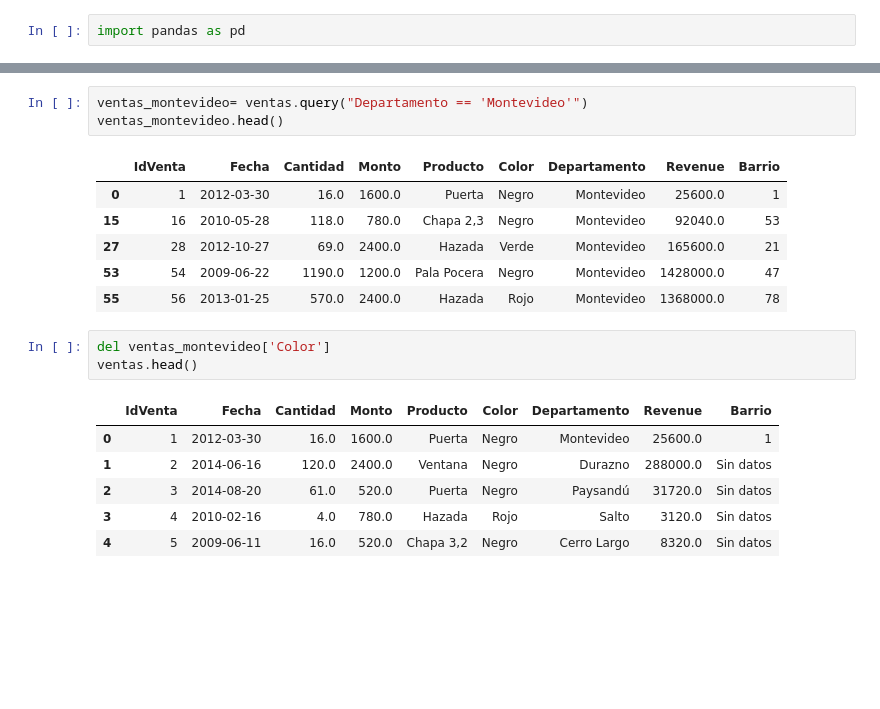
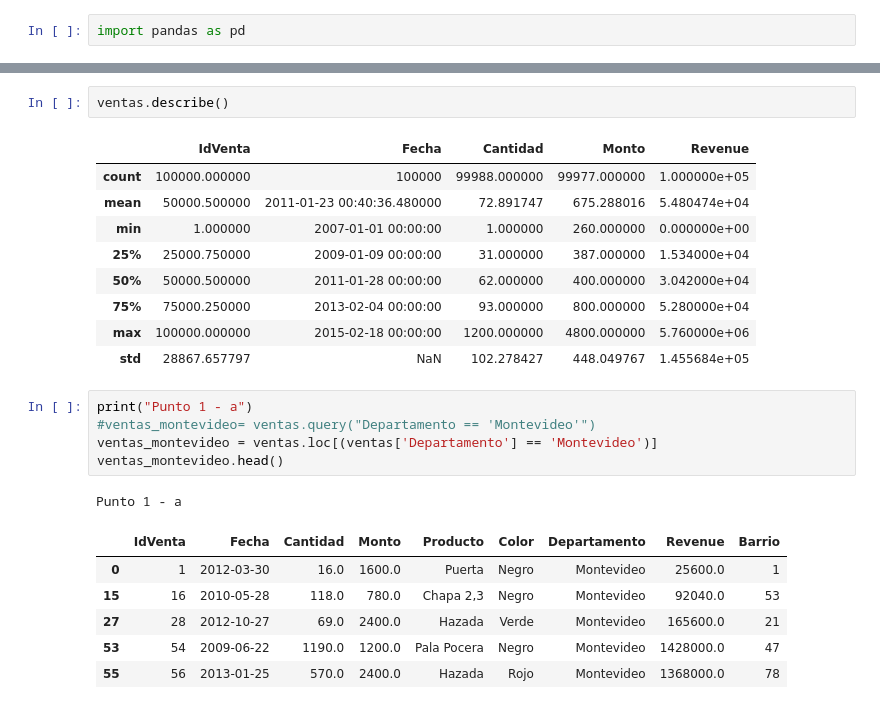
Before and after one commit to carlos1680/CPEDS, a Jupyter notebook: modulo2/3 Manipulacion de datos/4 Practico/MiPractico.ipynb, the cells around one changed output, grey strips where cells are left out. Cells and saved outputs as stored; diff of their text form; blank space fills up the shorter version.

```diff
--- a/modulo2/3 Manipulacion de datos/4 Practico/MiPractico.ipynb
+++ b/modulo2/3 Manipulacion de datos/4 Practico/MiPractico.ipynb
@@ -13,20 +33,25 @@ ventas.head()
+# %%
+ventas.describe()
+# %% [output]
+|  | IdVenta | Fecha | Cantidad | Monto | Revenue |
+| count | 100000.000000 | 100000 | 99988.000000 | 99977.000000 | 1.000000e+05 |
+| mean | 50000.500000 | 2011-01-23 00:40:36.480000 | 72.891747 | 675.288016 | 5.480474e+04 |
+| min | 1.000000 | 2007-01-01 00:00:00 | 1.000000 | 260.000000 | 0.000000e+00 |
+| 25% | 25000.750000 | 2009-01-09 00:00:00 | 31.000000 | 387.000000 | 1.534000e+04 |
+| 50% | 50000.500000 | 2011-01-28 00:00:00 | 62.000000 | 400.000000 | 3.042000e+04 |
+| 75% | 75000.250000 | 2013-02-04 00:00:00 | 93.000000 | 800.000000 | 5.280000e+04 |
+| max | 100000.000000 | 2015-02-18 00:00:00 | 1200.000000 | 4800.000000 | 5.760000e+06 |
+| std | 28867.657797 | NaN | 102.278427 | 448.049767 | 1.455684e+05 |
 # %%
-ventas_montevideo= ventas.query("Departamento == 'Montevideo'")
+print("Punto 1 - a")
+#ventas_montevideo= ventas.query("Departamento == 'Montevideo'")
+ventas_montevideo = ventas.loc[(ventas['Departamento'] == 'Montevideo')]
 ventas_montevideo.head()
 # %% [output]
+Punto 1 - a
 |  | IdVenta | Fecha | Cantidad | Monto | Producto | Color | Departamento | Revenue | Barrio |
 | 0 | 1 | 2012-03-30 | 16.0 | 1600.0 | Puerta | Negro | Montevideo | 25600.0 | 1 |
 | 15 | 16 | 2010-05-28 | 118.0 | 780.0 | Chapa 2,3 | Negro | Montevideo | 92040.0 | 53 |
 | 27 | 28 | 2012-10-27 | 69.0 | 2400.0 | Hazada | Verde | Montevideo | 165600.0 | 21 |
 | 53 | 54 | 2009-06-22 | 1190.0 | 1200.0 | Pala Pocera | Negro | Montevideo | 1428000.0 | 47 |
 | 55 | 56 | 2013-01-25 | 570.0 | 2400.0 | Hazada | Rojo | Montevideo | 1368000.0 | 78 |
-# %%
-del ventas_montevideo['Color']
-ventas.head()
-# %% [output]
-|  | IdVenta | Fecha | Cantidad | Monto | Producto | Color | Departamento | Revenue | Barrio |
-| 0 | 1 | 2012-03-30 | 16.0 | 1600.0 | Puerta | Negro | Montevideo | 25600.0 | 1 |
-| 1 | 2 | 2014-06-16 | 120.0 | 2400.0 | Ventana | Negro | Durazno | 288000.0 | Sin datos |
-| 2 | 3 | 2014-08-20 | 61.0 | 520.0 | Puerta | Negro | Paysandú | 31720.0 | Sin datos |
-| 3 | 4 | 2010-02-16 | 4.0 | 780.0 | Hazada | Rojo | Salto | 3120.0 | Sin datos |
-| 4 | 5 | 2009-06-11 | 16.0 | 520.0 | Chapa 3,2 | Negro | Cerro Largo | 8320.0 | Sin datos |
```
Also changed, not shown: parts of 8 cells of this notebook, 8 other files.
